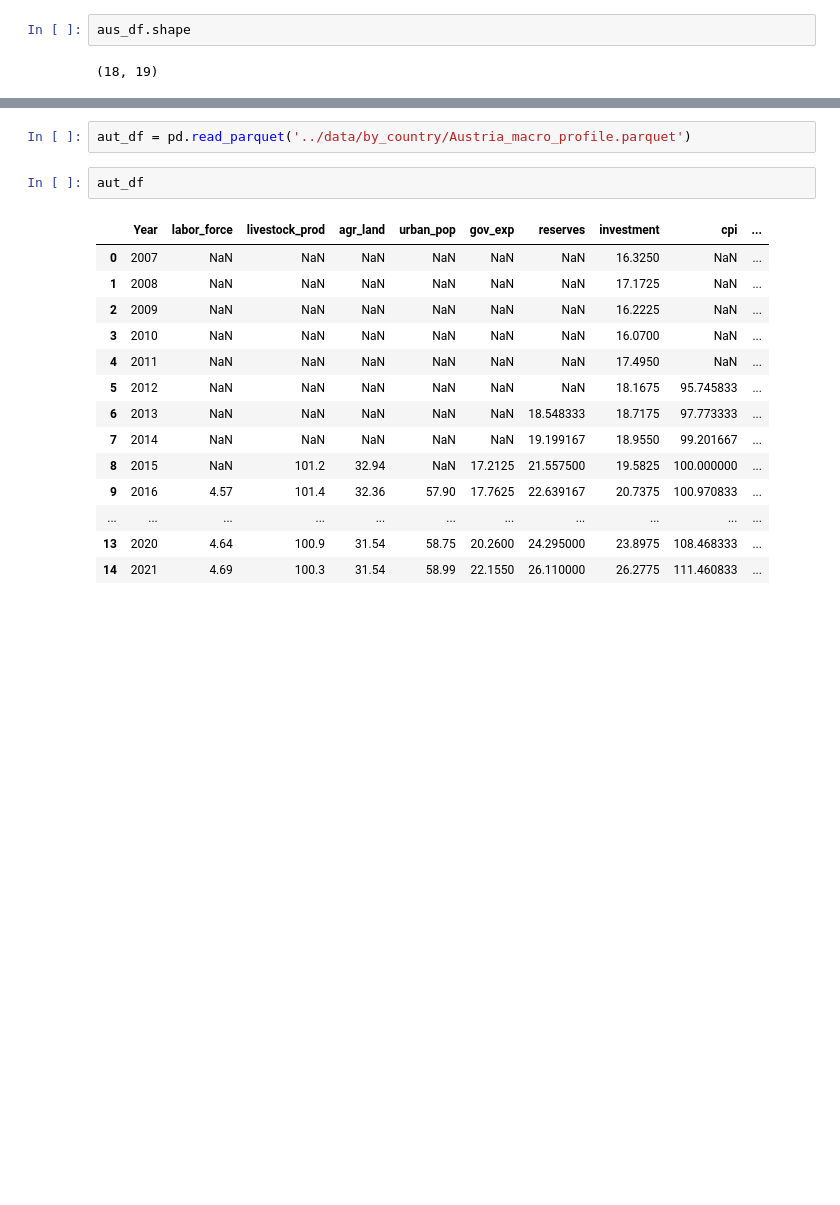
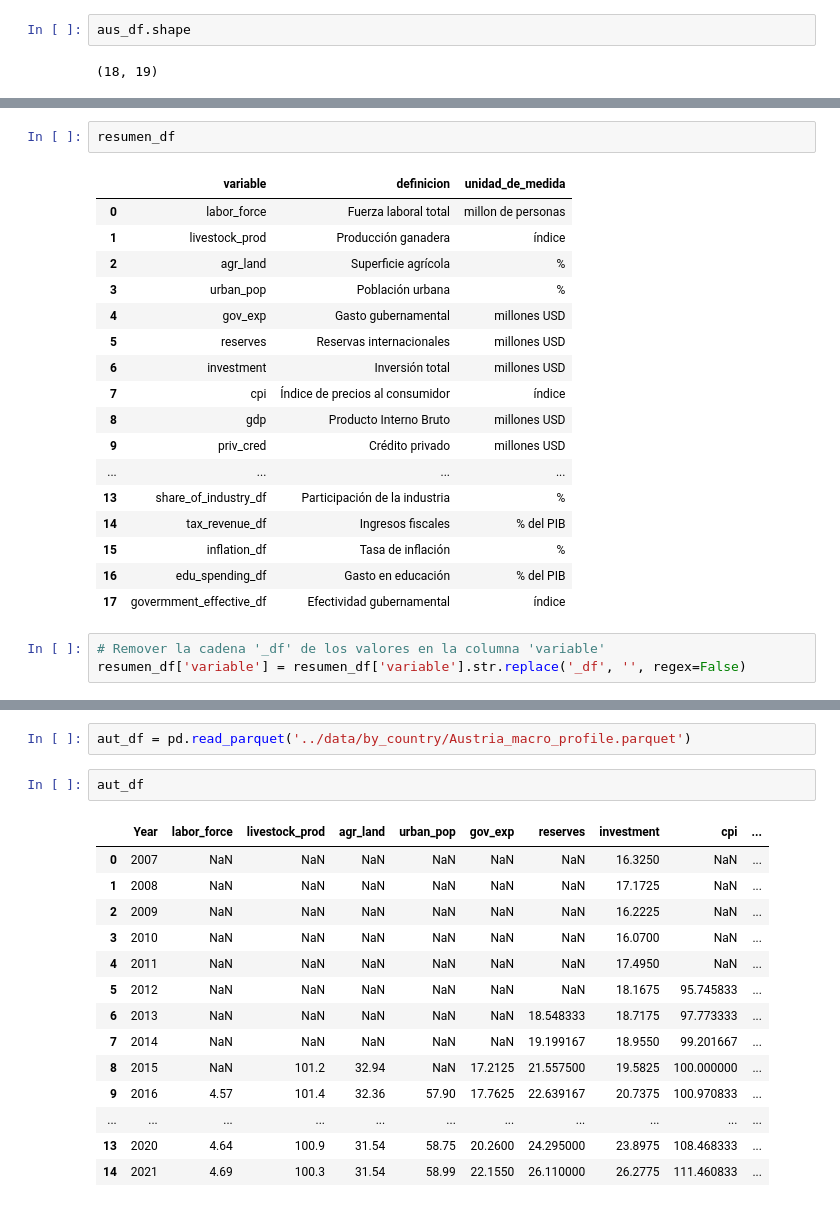
Before and after one commit to acostadlucas/mcs-red, a Jupyter notebook: hypothesis_test/hypothesis_test_04.ipynb, the cells around one changed output, grey strips where cells are left out. Drawn from its saved outputs; the diff is of its cells as text; blank space fills up the shorter version.

```diff
--- a/hypothesis_test/hypothesis_test_04.ipynb
+++ b/hypothesis_test/hypothesis_test_04.ipynb
@@ -33,0 +149,23 @@ aus_df.shape
+# %%
+resumen_df
+# %% [output]
+|  | variable | definicion | unidad_de_medida |
+| 0 | labor_force | Fuerza laboral total | millon de personas |
+| 1 | livestock_prod | Producción ganadera | índice |
+| 2 | agr_land | Superficie agrícola | % |
+| 3 | urban_pop | Población urbana | % |
+| 4 | gov_exp | Gasto gubernamental | millones USD |
+| 5 | reserves | Reservas internacionales | millones USD |
+| 6 | investment | Inversión total | millones USD |
+| 7 | cpi | Índice de precios al consumidor | índice |
+| 8 | gdp | Producto Interno Bruto | millones USD |
+| 9 | priv_cred | Crédito privado | millones USD |
+| ... | ... | ... | ... |
+| 13 | share_of_industry_df | Participación de la industria | % |
+| 14 | tax_revenue_df | Ingresos fiscales | % del PIB |
+| 15 | inflation_df | Tasa de inflación | % |
+| 16 | edu_spending_df | Gasto en educación | % del PIB |
+| 17 | govermment_effective_df | Efectividad gubernamental | índice |
+# %%
+# Remover la cadena '_df' de los valores en la columna 'variable'
+resumen_df['variable'] = resumen_df['variable'].str.replace('_df', '', regex=False)
```
Also changed, not shown: parts of 8 cells of this notebook, 3 other files.
